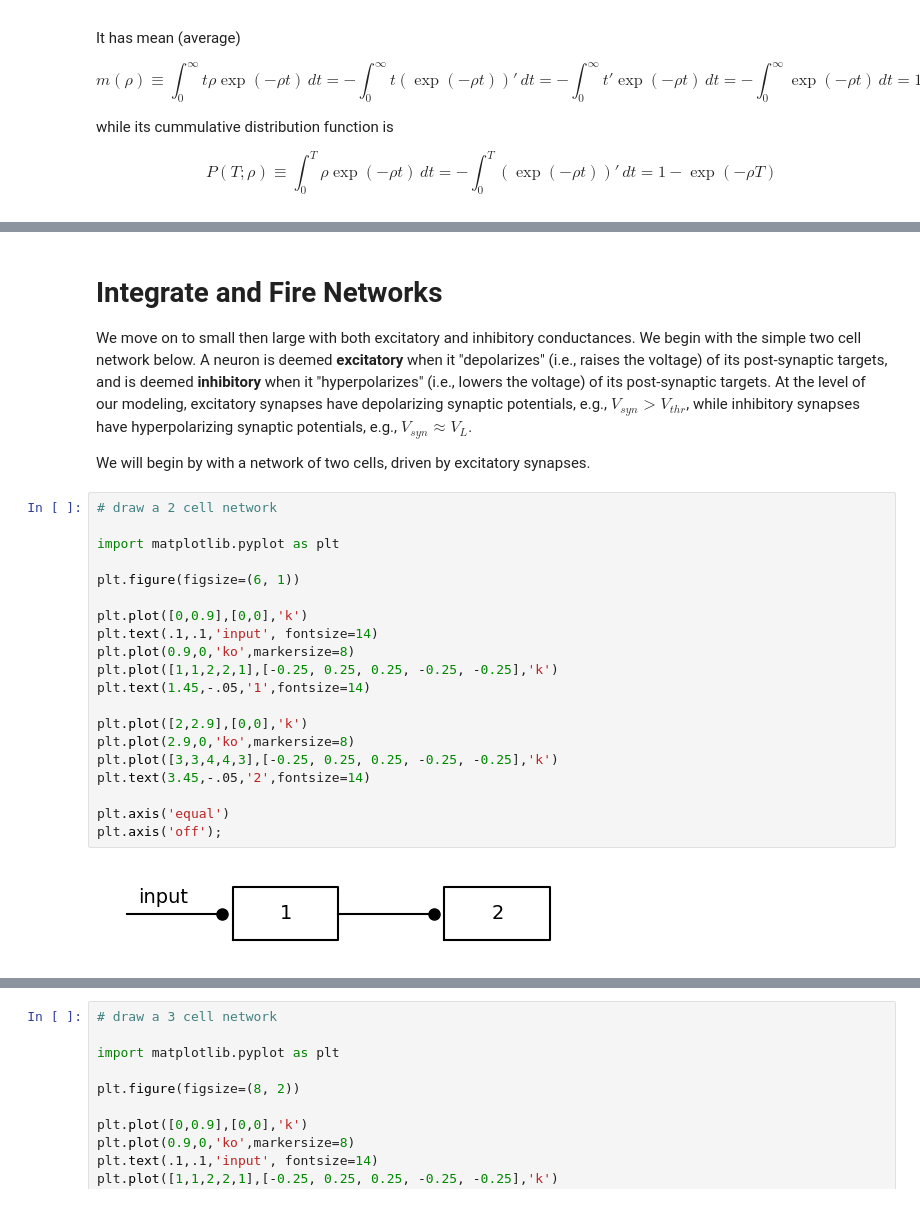
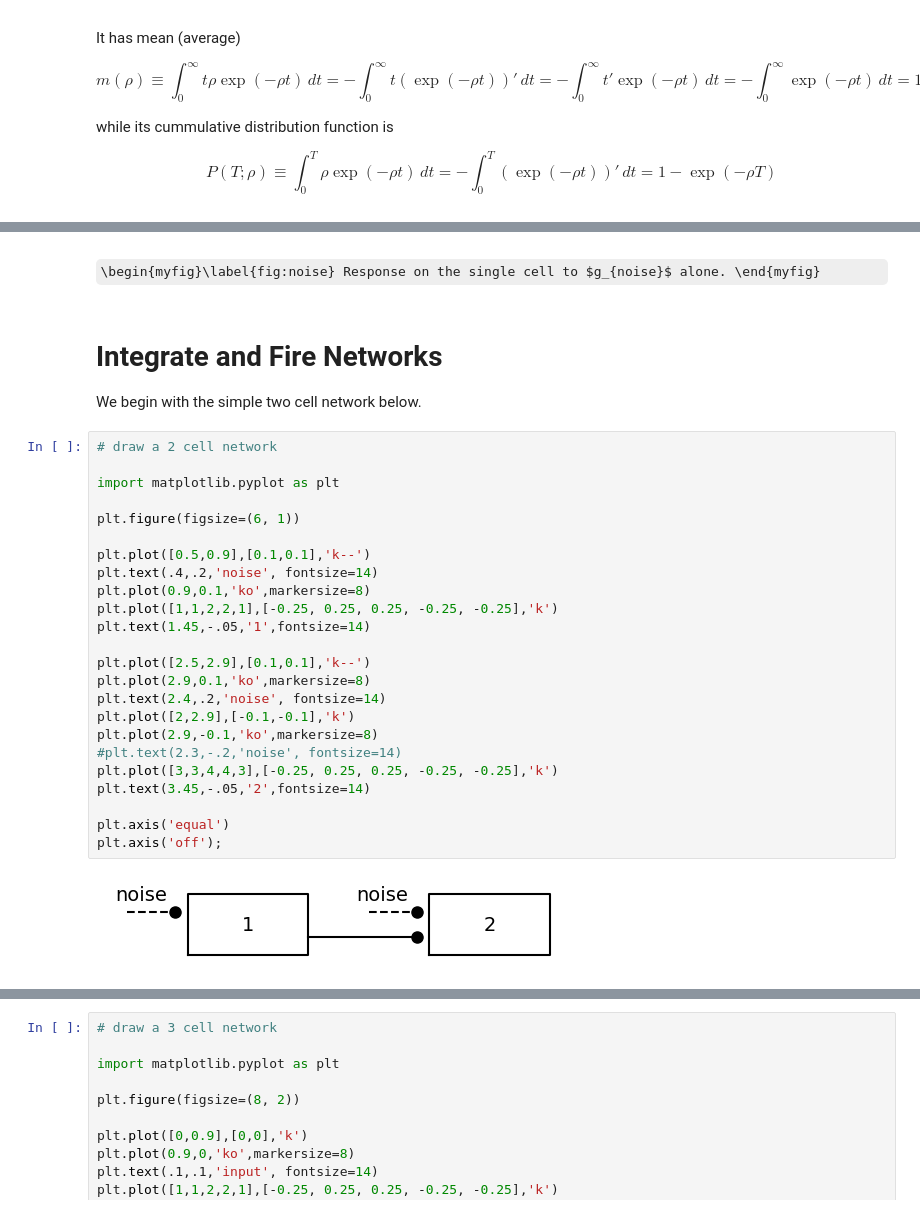
Before and after one commit to steve-cox-LA/EGlove, a Jupyter notebook: TassPlatform.ipynb, the cells around one changed output, grey strips where cells are left out. Saved outputs shown, nothing was run; the diff lists cells and outputs as text; some formulas as TeX source.

```diff
--- a/TassPlatform.ipynb
+++ b/TassPlatform.ipynb
@@ -535,29 +542,33 @@ ax2.set_ylabel('$(mV)$', fontsize=14);
+# %% [markdown]
+\begin{myfig}\label{fig:noise} Response on the single cell to $g_{noise}$ alone. \end{myfig}
 # %% [markdown]
 # Integrate and Fire Networks
 
-We move on to small then large with both excitatory and inhibitory conductances. We begin with the simple two cell network below. A neuron is deemed **excitatory** when it "depolarizes" (i.e., raises the voltage) of its post-synaptic targets, and is deemed **inhibitory** when it "hyperpolarizes" (i.e., lowers the voltage) of its post-synaptic targets. At the level of our modeling, excitatory synapses have depolarizing synaptic potentials, e.g., $V_{syn}>V_{thr}$, while inhibitory synapses have hyperpolarizing synaptic potentials, e.g., $V_{syn}\approx V_L$.
-
-We will begin by with a network of two cells, driven by excitatory synapses.
+We begin with the simple two cell network below.
 # %%
 # draw a 2 cell network
 
 import matplotlib.pyplot as plt
 
 plt.figure(figsize=(6, 1))
 
-plt.plot([0,0.9],[0,0],'k')
-plt.text(.1,.1,'input', fontsize=14)
-plt.plot(0.9,0,'ko',markersize=8)
+plt.plot([0.5,0.9],[0.1,0.1],'k--')
+plt.text(.4,.2,'noise', fontsize=14)
+plt.plot(0.9,0.1,'ko',markersize=8)
 plt.plot([1,1,2,2,1],[-0.25, 0.25, 0.25, -0.25, -0.25],'k')
 plt.text(1.45,-.05,'1',fontsize=14)
 
-plt.plot([2,2.9],[0,0],'k')
-plt.plot(2.9,0,'ko',markersize=8)
+plt.plot([2.5,2.9],[0.1,0.1],'k--')
+plt.plot(2.9,0.1,'ko',markersize=8)
+plt.text(2.4,.2,'noise', fontsize=14)
+plt.plot([2,2.9],[-0.1,-0.1],'k')
+plt.plot(2.9,-0.1,'ko',markersize=8)
+#plt.text(2.3,-.2,'noise', fontsize=14)
 plt.plot([3,3,4,4,3],[-0.25, 0.25, 0.25, -0.25, -0.25],'k')
 plt.text(3.45,-.05,'2',fontsize=14)
 
 plt.axis('equal')
 plt.axis('off');
 # %% [output]
-[figure, old version]
+[figure, new version]
 # %% [markdown]
```
Also changed, not shown: parts of 28 cells of this notebook.
